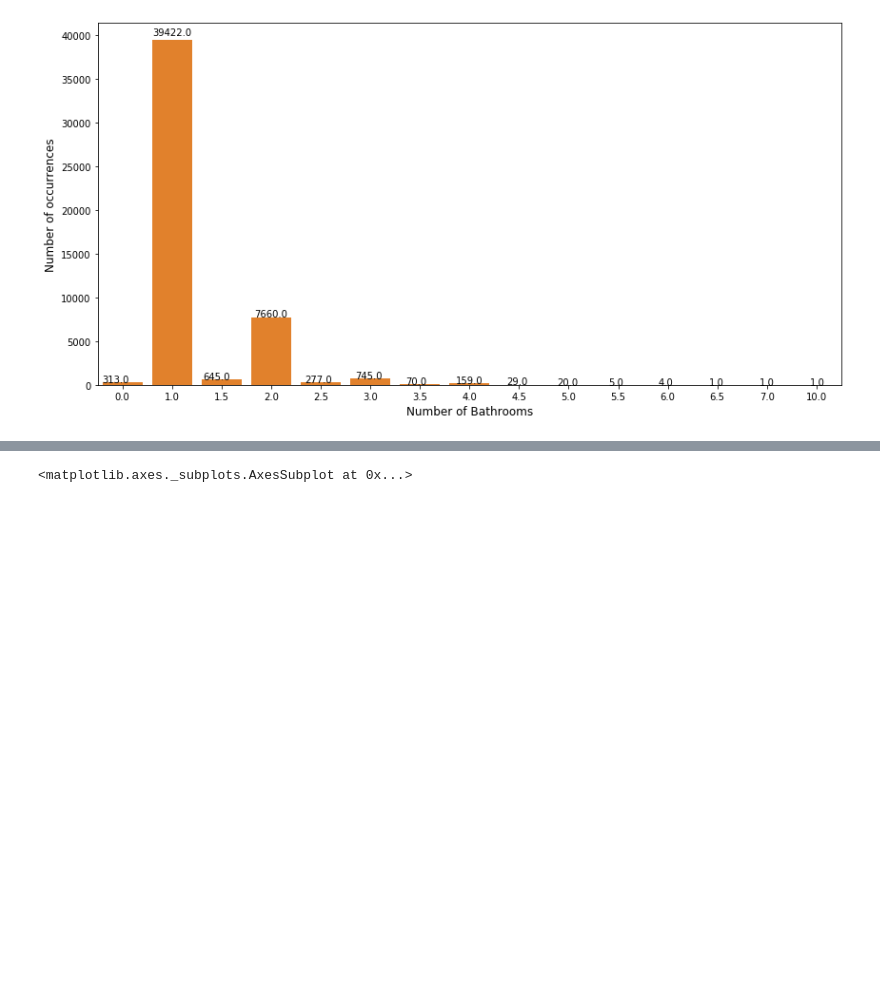
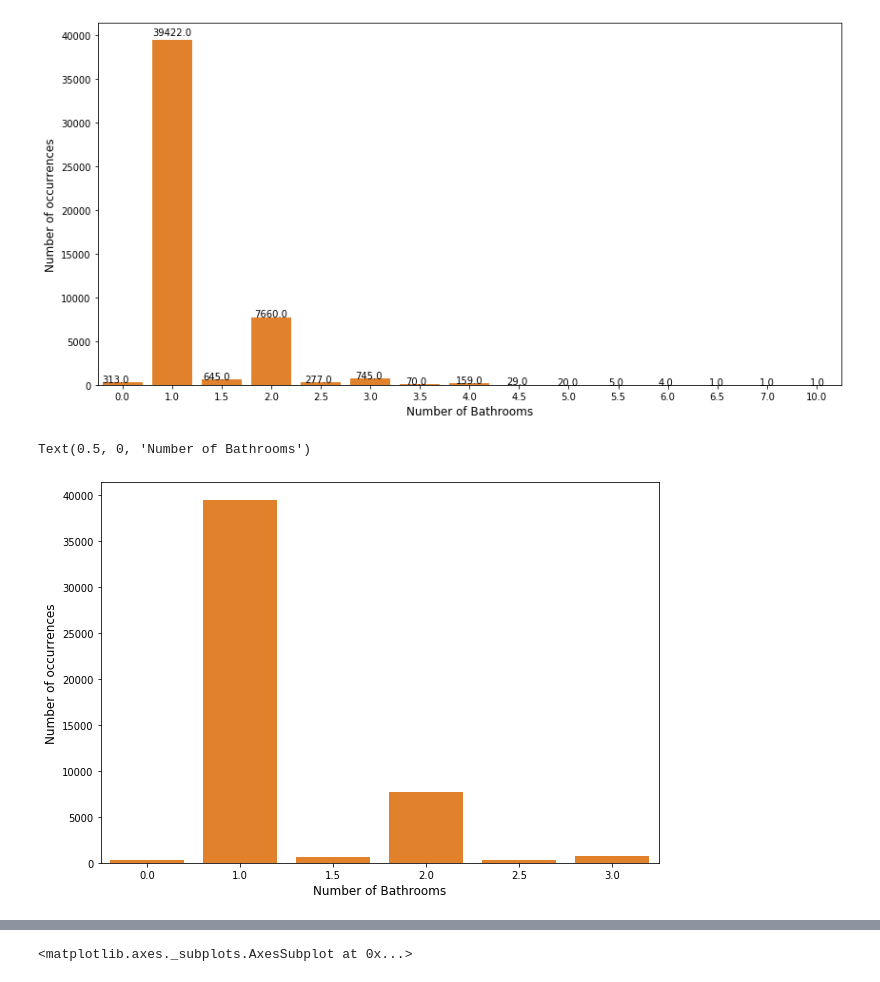
Before and after one commit to KaneLo97/CMPT459-assignment-1, a Jupyter notebook: two-sigma-connect-rental-listing-inquiries/Assignment1.ipynb, the cells around one changed output, grey strips where cells are left out. Drawn from its saved outputs; the diff is of its cells as text; code cells hidden in the pictures; blank space fills up the shorter version.

```diff
--- a/two-sigma-connect-rental-listing-inquiries/Assignment1.ipynb
+++ b/two-sigma-connect-rental-listing-inquiries/Assignment1.ipynb
@@ -133,6 +129,18 @@ for p in splot.patches:
 Name: bathrooms, dtype: int64
 The number of outliers in bathrooms is  290
 [figure]
+# %%
+upper_lim = np.percentile(train_df.bathrooms.values, 99)
+outliers = train_df[train_df['bathrooms'] > upper_lim]
+bathroom_data = train_df[train_df['bathrooms'] <= upper_lim]
+occurrences = bathroom_data['bathrooms'].value_counts()
+plt.figure(figsize=(10,7))
+sns.barplot(occurrences.index, occurrences.values, color=color[1])
+plt.ylabel("Number of occurrences", fontsize=12)
+plt.xlabel("Number of Bathrooms", fontsize=12)
+# %% [output]
+Text(0.5, 0, 'Number of Bathrooms')
+[figure, added]
 # %%
 #plot_values('bedrooms', 'No of bedrooms', 'No of occurrences', 2)
 #print(train_df['bedrooms'].value_counts())
```
Also changed, not shown: parts of 4 cells of this notebook.
